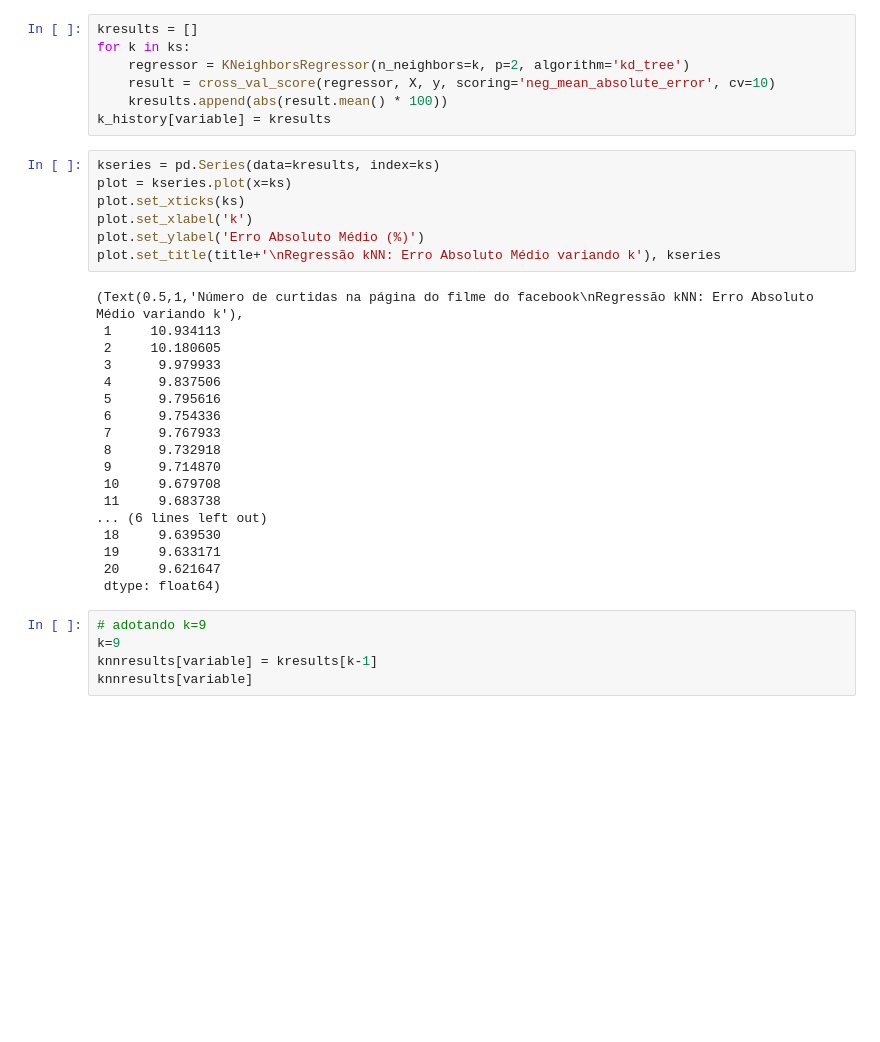
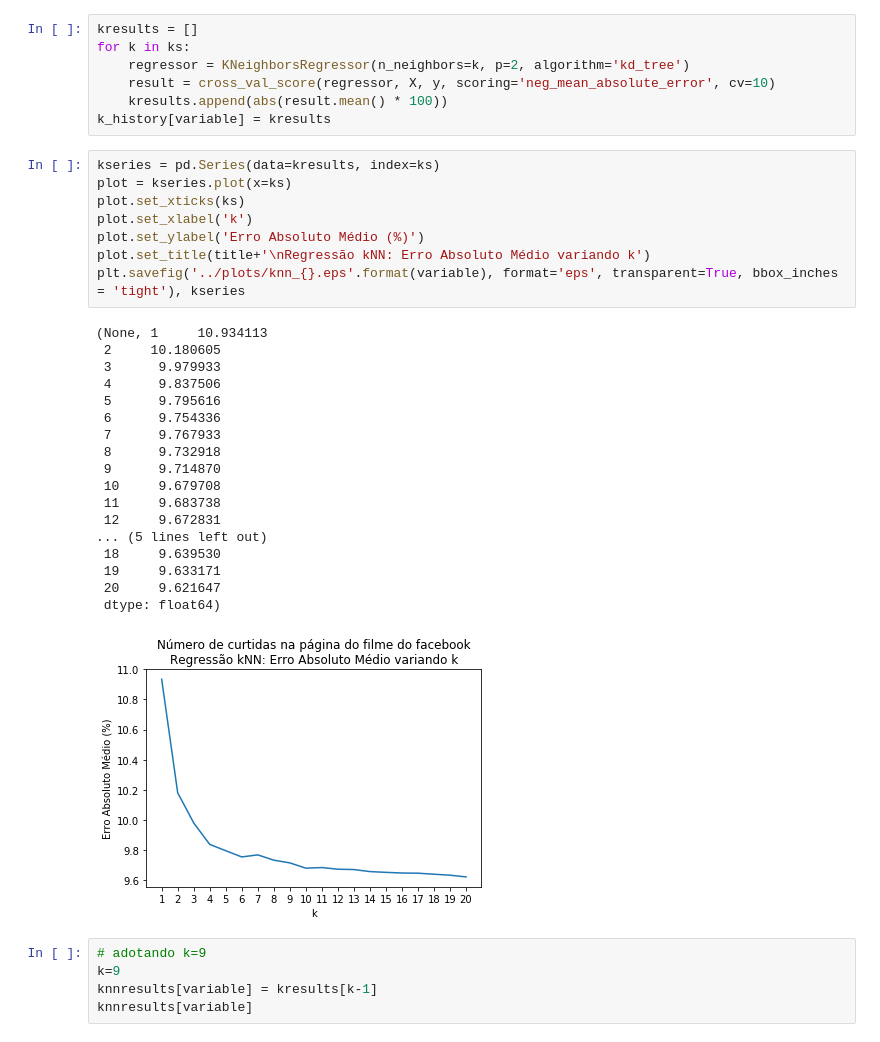
Before and after one commit to dcandrade/movie-data-mining, a Jupyter notebook: models/Modelos.ipynb, the cells around one changed output. Saved outputs shown, nothing was run; the diff lists cells and outputs as text; blank space fills up the shorter version.

Commit message:
Exporting plots

```diff
--- a/models/Modelos.ipynb
+++ b/models/Modelos.ipynb
@@ -42,28 +43,30 @@ k_history[variable] = kresults
 # %%
 kseries = pd.Series(data=kresults, index=ks)
 plot = kseries.plot(x=ks)
 plot.set_xticks(ks)
 plot.set_xlabel('k')
 plot.set_ylabel('Erro Absoluto Médio (%)')
-plot.set_title(title+'\nRegressão kNN: Erro Absoluto Médio variando k'), kseries
+plot.set_title(title+'\nRegressão kNN: Erro Absoluto Médio variando k')
+plt.savefig('../plots/knn_{}.eps'.format(variable), format='eps', transparent=True, bbox_inches = 'tight'), kseries
 # %% [output]
-(Text(0.5,1,'Número de curtidas na página do filme do facebook\nRegressão kNN: Erro Absoluto Médio variando k'),
- 1     10.934113
+(None, 1     10.934113
  2     10.180605
  3      9.979933
  4      9.837506
  5      9.795616
  6      9.754336
  7      9.767933
  8      9.732918
  9      9.714870
  10     9.679708
  11     9.683738
-... (6 lines left out)
+ 12     9.672831
+... (5 lines left out)
  18     9.639530
  19     9.633171
  20     9.621647
  dtype: float64)
+[figure, added]
 # %%
 # adotando k=9
 k=9
```
Also changed, not shown: parts of 8 cells of this notebook, 9 other files.
